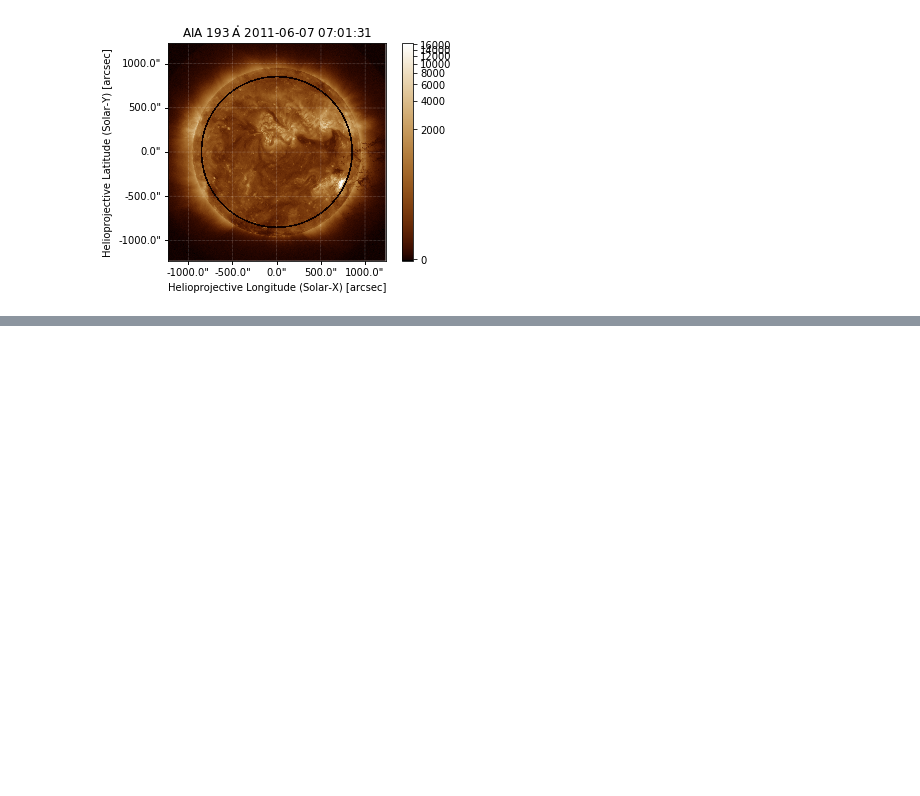
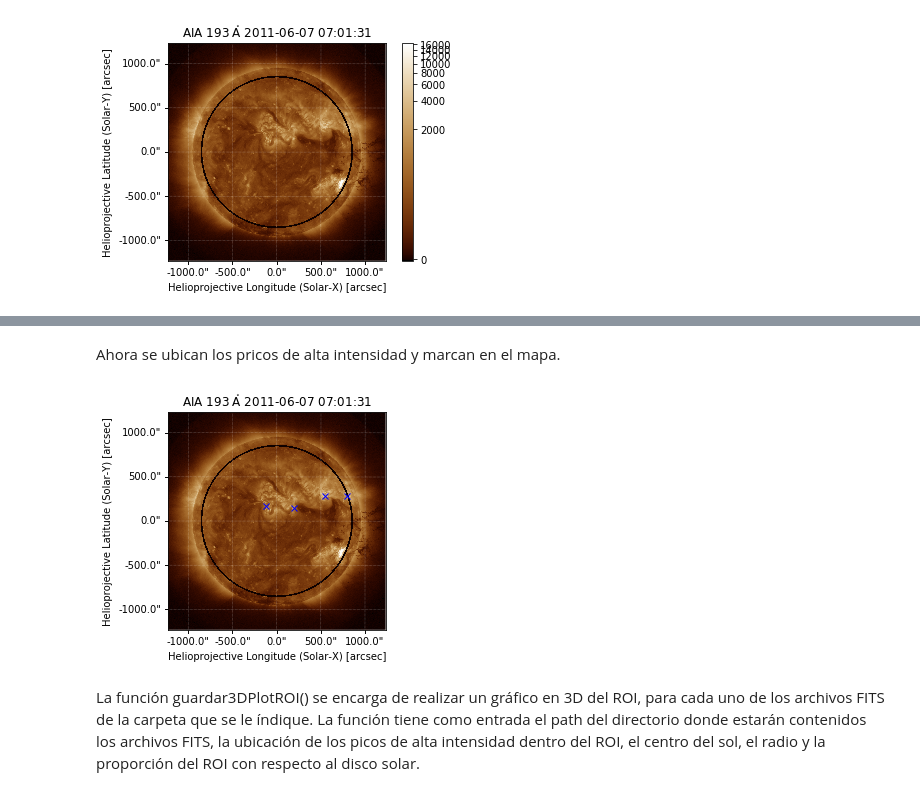
Before and after one commit to fmezacr/Solar_Data12019, a Jupyter notebook: Noviembre/2019/RutinaGeneral2019.ipynb, the cells around one changed output, grey strips where cells are left out. Cells and saved outputs as stored; diff of their text form; code cells hidden in the pictures; blank space fills up the shorter version.

```diff
--- a/Noviembre/2019/RutinaGeneral2019.ipynb
+++ b/Noviembre/2019/RutinaGeneral2019.ipynb
@@ -334,0 +364,38 @@ plt.colorbar()
+# %%
+def picosROI(coordenadasPicos, sunCenter, pixRadius, prop):
+    propRadius = int(prop * pixRadius)
+    picosEnROI = []
+    picosEnROICircular = []
+    for l in range(0, len(coordenadasPicos)-1):
+        r_peak = math.sqrt(((coordenadasPicos[l][0]-sunCenter[0])**2) + ((coordenadasPicos[l][1]-sunCenter[1])**2))
+        if (r_peak < propRadius):
+            picosEnROICircular.append(coordenadasPicos[l])
+
+
+    for s in range(0, len(coordenadasPicos)-1):
+        if (coordenadasPicos[s][0] > sunCenter[0] - propRadius and coordenadasPicos[s][0] < sunCenter[0] + propRadius):
+            if(coordenadasPicos[s][1] > sunCenter[1] - propRadius and coordenadasPicos[s][1] < sunCenter[1] + propRadius):
+                picosEnROI.append(coordenadasPicos[s])
+
+    return np.array(picosEnROI), np.array(picosEnROICircular)
+# %% [markdown]
+Ahora se ubican los pricos de alta intensidad y marcan en el mapa.
+# %%
+#Se ubican los picos de alta intensidad dentro del ROI
+picosen_roi, picosCircu = picosROI(coorPicos, sunCenter, rSun, 0.90)
+#Se dibuja ROI en map
+drawROI(aiamap.data, sunCenter, rSun, 0.90)
+#Se mapean las coordenadas en el map
+hpc_max1 = aiamap1.pixel_to_world(picosen_roi[:, 1]*u.pixel, picosen_roi[:, 0]*u.pixel)
+hpc_max2 = aiamap1.pixel_to_world(picosCircu[:, 1]*u.pixel, picosCircu[:, 0]*u.pixel)
+
+#Se grafica la imagen con los picos de alta intensidad dentro del ROI, marcados con una equis azul
+fig = plt.figure()
+ax = plt.subplot(projection=aiamap)
+aiamap.plot()
+ax.plot_coord(hpc_max2, 'bx')
+plt.show()
+# %% [output]
+[figure, added]
+# %% [markdown]
+La función guardar3DPlotROI() se encarga de realizar un gráfico en 3D del ROI, para cada uno de los archivos FITS de la carpeta que se le índique. La función tiene como entrada el path del directorio donde estarán contenidos los archivos FITS, la ubicación de los picos de alta intensidad dentro del ROI, el centro del sol, el radio y la proporción del ROI con respecto al disco solar.
```
Also changed, not shown: parts of 26 cells of this notebook, 9 other files.
